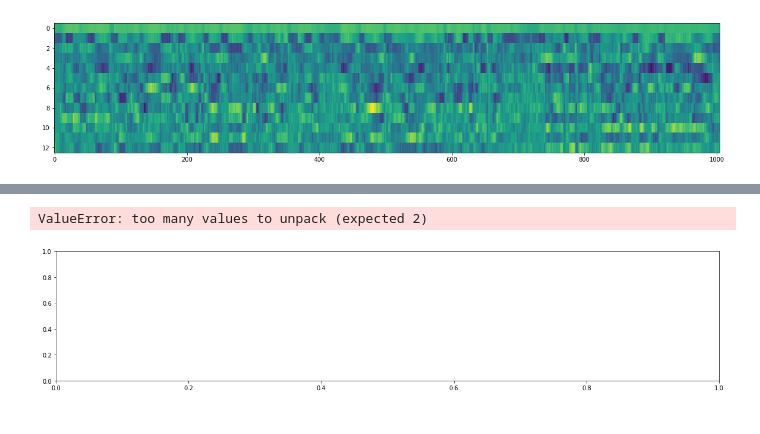
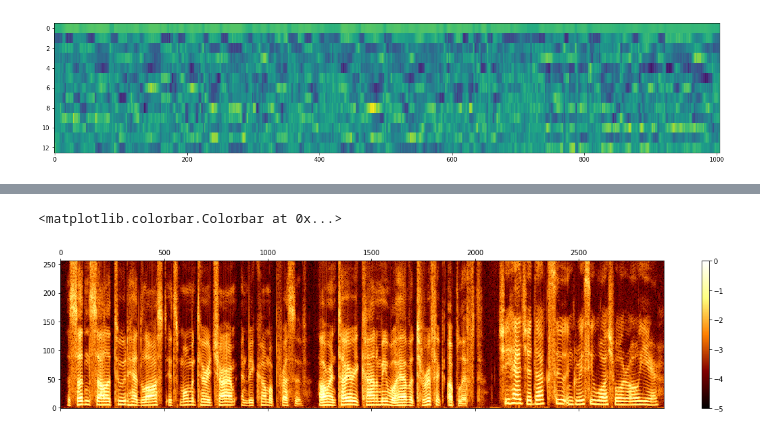
Before and after one commit to SvenDH/CapsNet-ASR, a Jupyter notebook: data exploration.ipynb, the cells around one changed output, grey strips where cells are left out. Drawn from its saved outputs; the diff is of its cells as text; code cells hidden in the pictures.

Commit message:
window step adjust

```diff
--- a/data exploration.ipynb
+++ b/data exploration.ipynb
@@ -85,14 +70,14 @@ IPython.display.Audio(data=audio, rate=16000)
 # %% [output]
 [interactive output not drawn]
 # %%
-wav_spectrogram = spectograms
+wav_spectrogram = np.concatenate(spectograms[::3]) # reconstruct spectogram from windows
 
 fig, ax = plt.subplots(nrows=1, ncols=1, figsize=(20,4))
 cax = ax.matshow(np.transpose(wav_spectrogram), interpolation='nearest', aspect='auto', cmap=plt.cm.afmhot, origin='lower')
 fig.colorbar(cax)
 # %% [output]
-ValueError: too many values to unpack (expected 2)
+<matplotlib.colorbar.Colorbar at 0x...>
-[figure, old version]
+[figure, new version]
 # %%
 recovered_audio = invert_pretty_spectrogram(spectograms)
 IPython.display.Audio(data=recovered_audio, rate=16000)
```
Also changed, not shown: parts of 1 cell of this notebook, 1 other file.
